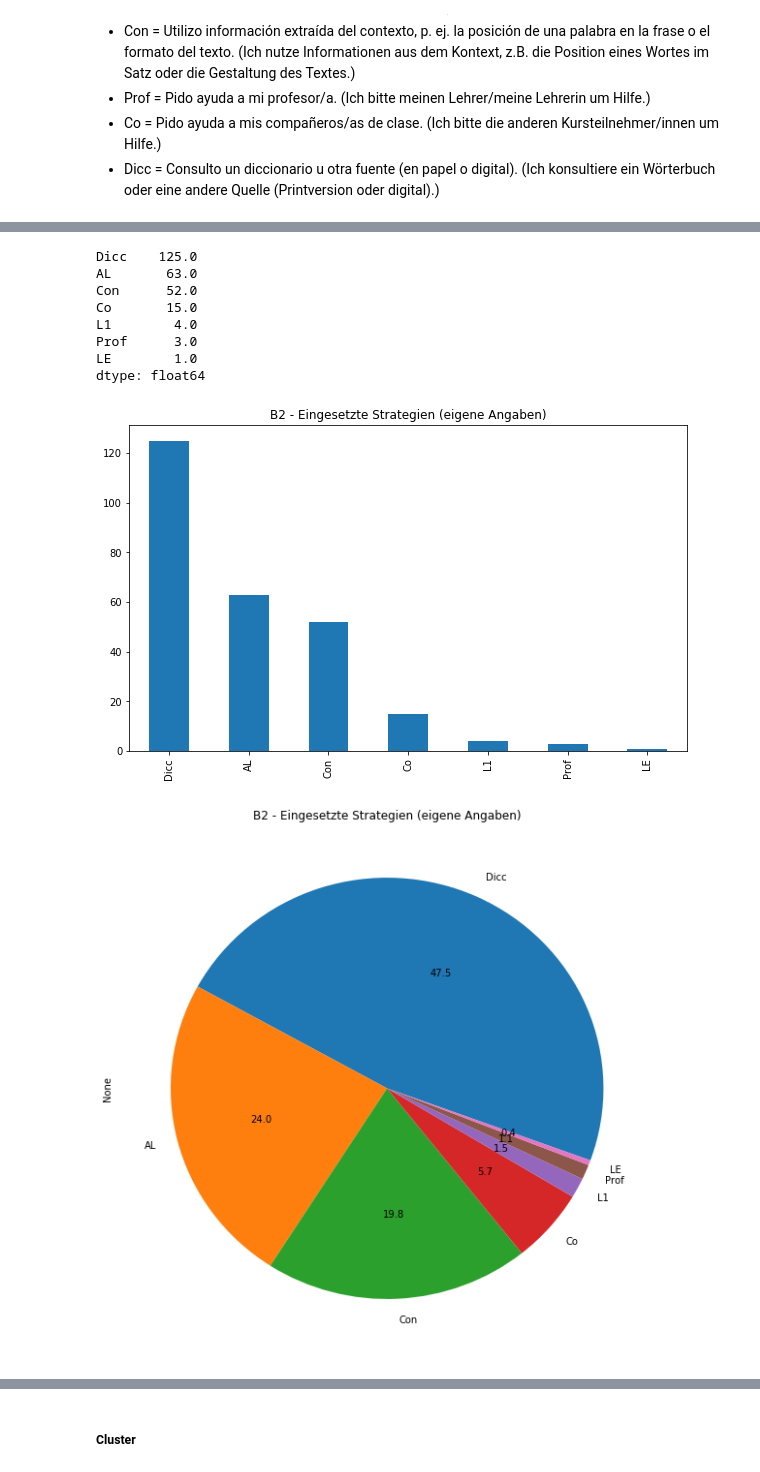
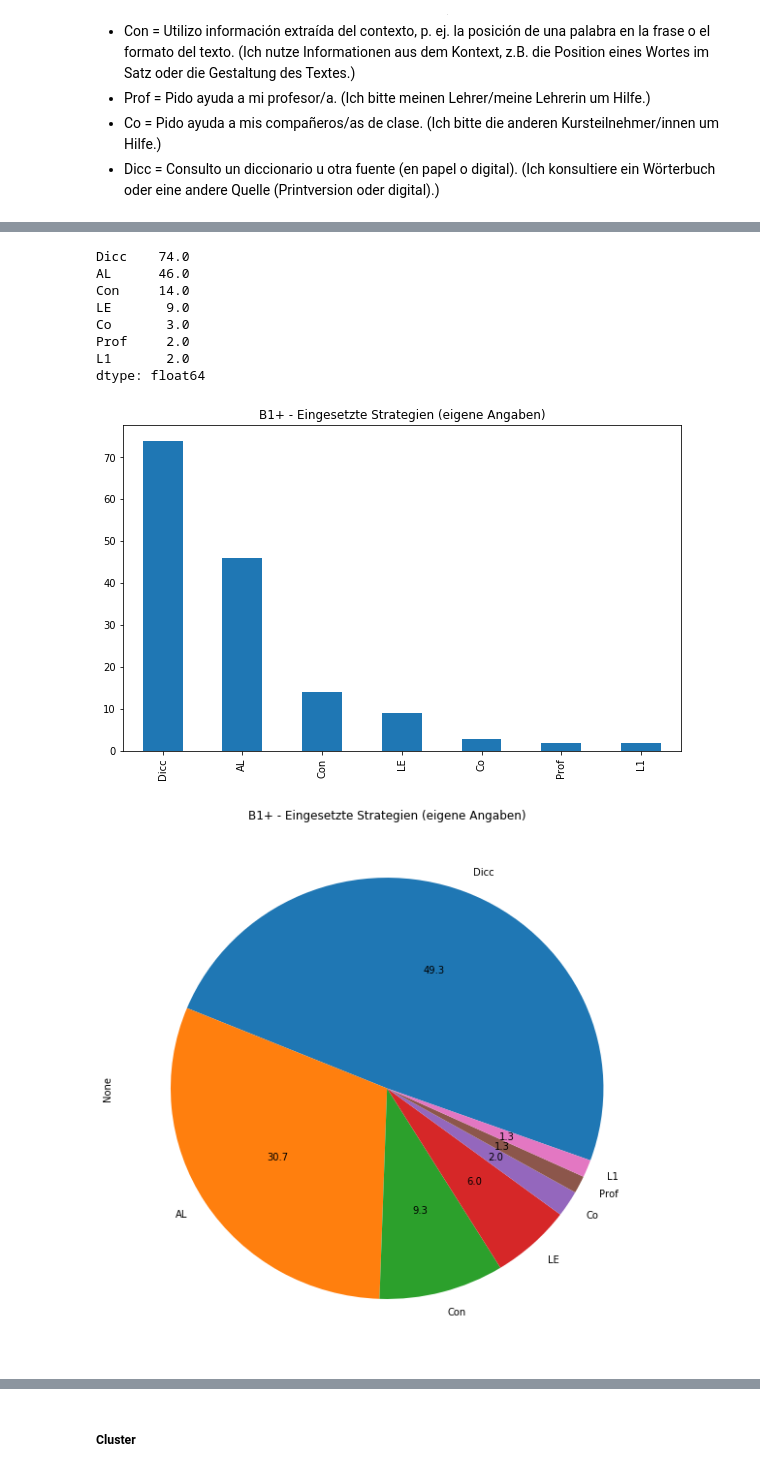
Before and after one commit to martinakienberger/Strategienanalyse_Voc, a Jupyter notebook: Datenanalyse_Voc_Salamanca.ipynb, the cells around one changed output, grey strips where cells are left out. Drawn from its saved outputs; the diff is of its cells as text; code cells hidden in the pictures.

```diff
--- a/Datenanalyse_Voc_Salamanca.ipynb
+++ b/Datenanalyse_Voc_Salamanca.ipynb
@@ -549,31 +591,32 @@ B2.ID_alumno.value_counts().plot(kind = 'hist',
 # %%
-w1 = B2.Estrategia_1.value_counts()
-w2 = B2.Estrategia_2.value_counts()
+w1 = B1.Estrategia_1.value_counts()
+w2 = B1.Estrategia_2.value_counts()
 w = w1 + w2
 w['LE'] = w1['LE']
-w['Prof'] = w1['Prof']
+w['L1'] = w1['L1']
+w['Co'] = w1['Co']
 # %%
 w.sort_values(ascending = False)
 # %% [output]
-Dicc    125.0
-AL       63.0
-Con      52.0
-Co       15.0
-L1        4.0
-Prof      3.0
-LE        1.0
+Dicc    74.0
+AL      46.0
+Con     14.0
+LE       9.0
+Co       3.0
+Prof     2.0
+L1       2.0
 dtype: float64
 # %%
 w.sort_values(ascending = False).plot(kind = 'bar',
-                                      title = 'B2 - Eingesetzte Strategien (eigene Angaben)',
+                                      title = 'B1+ - Eingesetzte Strategien (eigene Angaben)',
                                      figsize = (10,6));
 # %% [output]
-[figure, old version]
+[figure, new version]
 # %%
 w.sort_values(ascending = False).plot(kind = 'pie',
-                                      title = 'B2 - Eingesetzte Strategien (eigene Angaben)',
+                                      title = 'B1+ - Eingesetzte Strategien (eigene Angaben)',
                                       figsize = (10,10),
                                       autopct='%.1f', startangle = -20);
 # %% [output]
-[figure, old version]
+[figure, new version]
 # %% [markdown]
```
Also changed, not shown: parts of 61 cells of this notebook, 1 other file.
